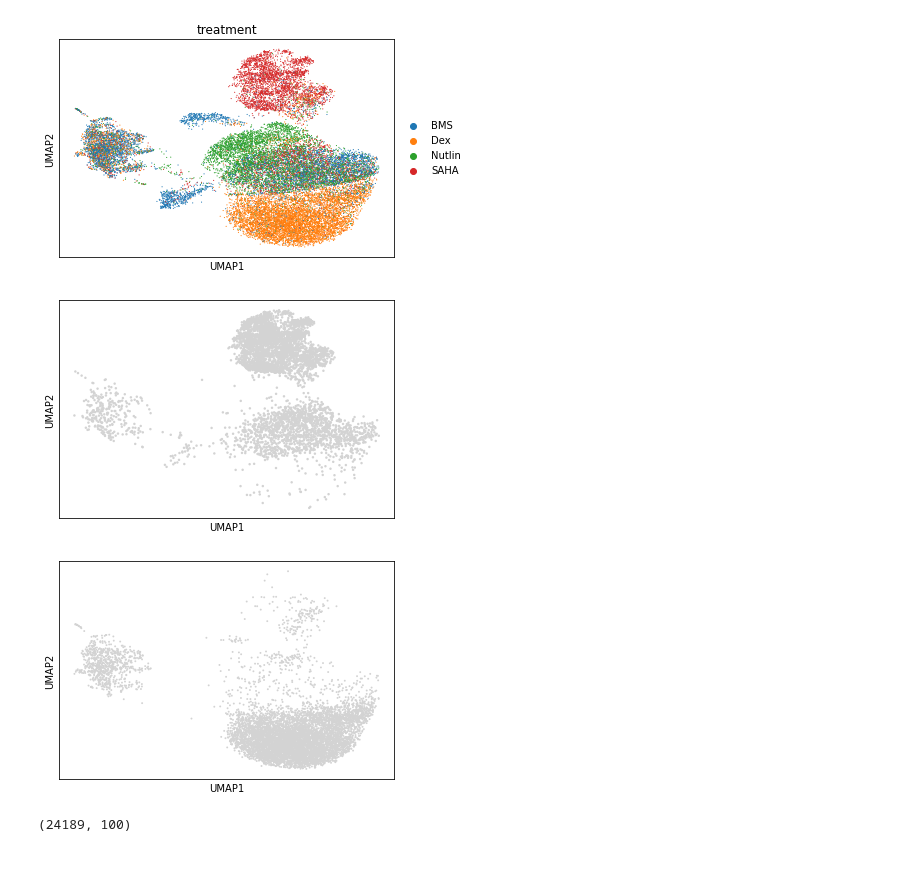
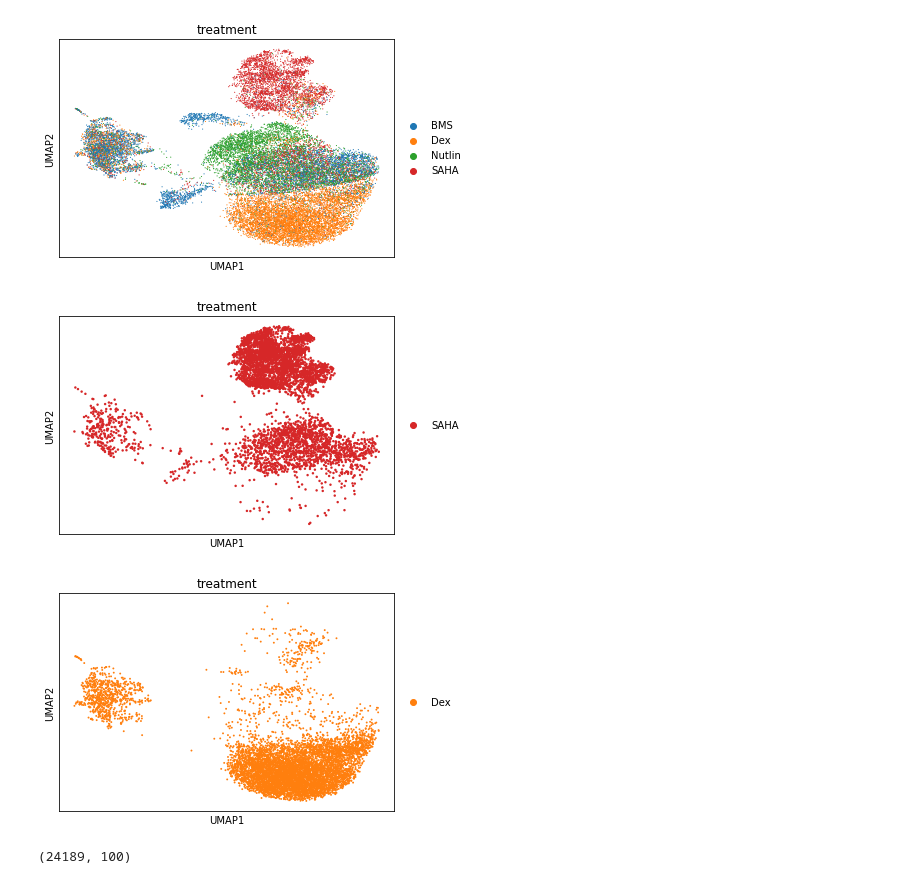
Before and after one commit to manuyavuz/single-cell-analysis, a Jupyter notebook: experiments/transport_plan_analysis.ipynb, the cells around one changed output. Cells and saved outputs as stored; diff of their text form; code cells hidden in the pictures.

```diff
--- a/experiments/transport_plan_analysis.ipynb
+++ b/experiments/transport_plan_analysis.ipynb
@@ -692,13 +693,13 @@ sc.pl.umap(sciplex2, color='treatment')
 # %% [output]
 [figure]
 # %%
-sc.pl.umap(sciplex2[sciplex2.obs['treatment'] == 'SAHA'])
+sc.pl.umap(sciplex2[sciplex2.obs['treatment'] == 'SAHA'], color='treatment')
 # %% [output]
-[figure, old version]
+[figure, new version]
 # %%
-sc.pl.umap(sciplex2[sciplex2.obs['treatment'] == 'Dex'])
+sc.pl.umap(sciplex2[sciplex2.obs['treatment'] == 'Dex'], color='treatment')
 # %% [output]
-[figure, old version]
+[figure, new version]
 # %%
 sciplex2.obsm['X_pca'].shape
 # %% [output]
```
Also changed, not shown: parts of 24 cells of this notebook, 2 other files.
